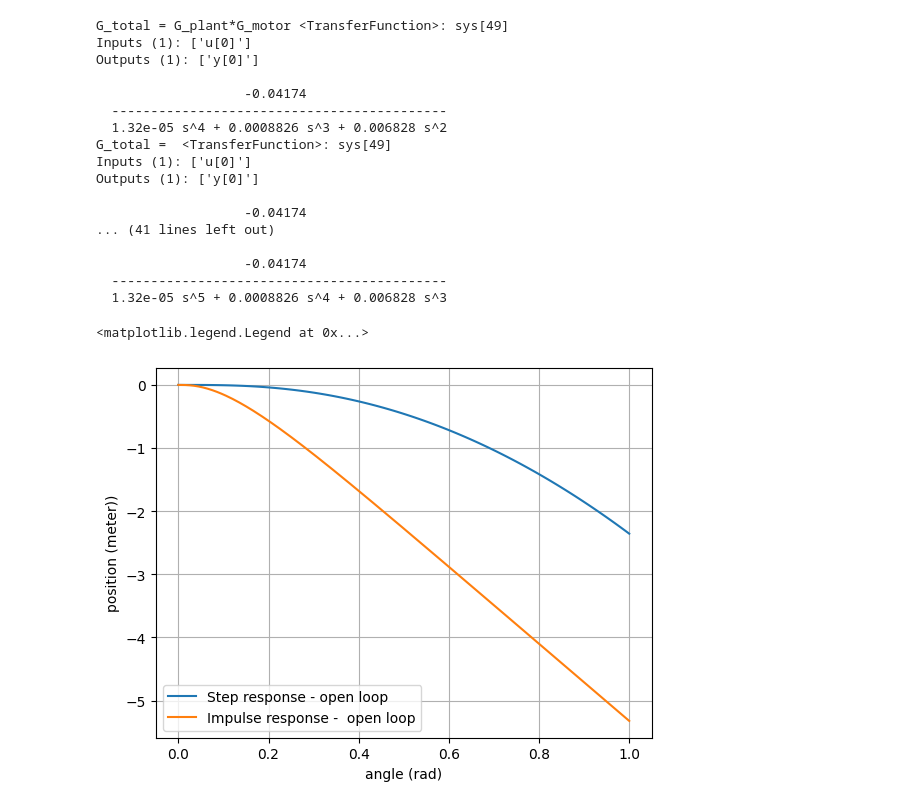
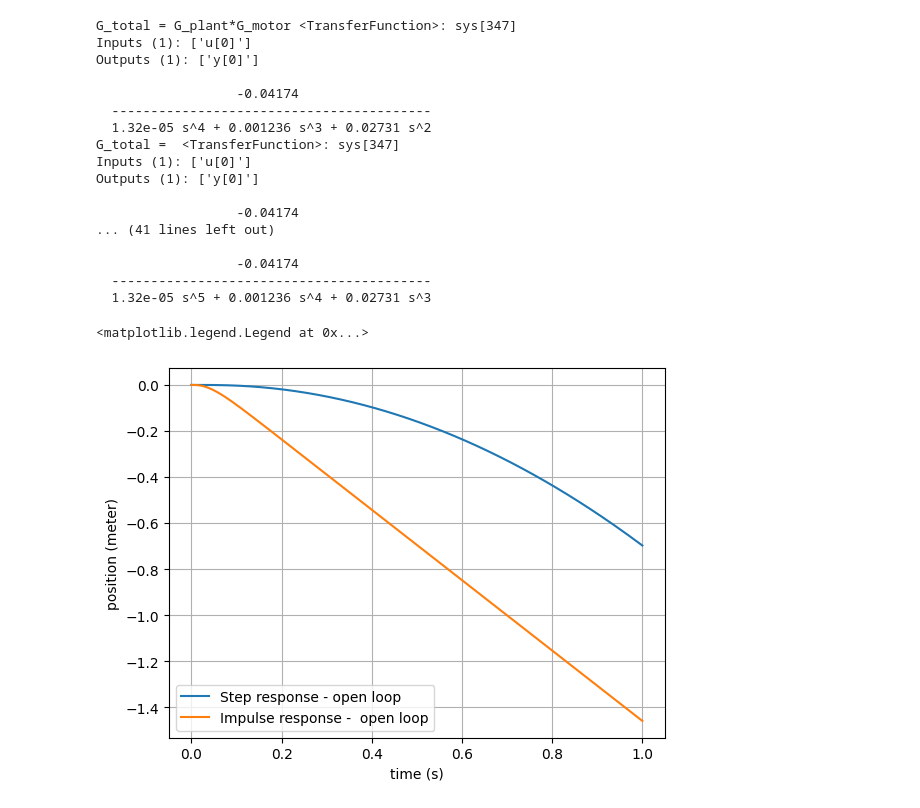
Before and after one commit to TijnAltenaAO/python-modeling, a Jupyter notebook: controlsystemsmodeling.ipynb, the cells around one changed output. Cells and saved outputs as stored; diff of their text form; code cells hidden in the pictures.

```diff
--- a/controlsystemsmodeling.ipynb
+++ b/controlsystemsmodeling.ipynb
@@ -10,8 +10,8 @@ import matplotlib.pyplot as plt
 g = 9.81
 d = 0.0375
 L = 0.1725
-b = 0.01 # total guess
-m = 0.04 # weight of ball
+b = 0.002 # total guess
+m = 0.05 # weight of ball
 R = 0.02
 
 num = [-5/7*g*(d/L)] # this technically maps to alpha, that is, the angle of the motor, not that of the beam.
@@ -20,9 +20,9 @@ den = [1, (5*b)/(7*m*R), 0]
 G_plant = tf(num, den)
 
 # step response and pulse response:
-step =tf([1],[1,0])
+step = tf([-np.pi/6],[1,0]) # make step an angle of -30 deg. note this is motor angle.
 Y_step = G_plant * step
-pulse =tf([1],[1])
+pulse = tf([1],[1])
 Y_pulse = G_plant * step
 
 # show actual equations
@@ -39,7 +39,7 @@ t2,yc = impulse_response(G_plant,T=1,T_num=200)
 plt.plot(t,y, label='Step response - open loop')
 plt.plot(t2,yc, label='Impulse response -  open loop')
 plt.grid()
-plt.xlabel('angle (rad)')
+plt.xlabel('time (s)') # unsure if should be angle
 plt.ylabel('Position (meter)')
 plt.legend()
 # %% [output]
@@ -132,20 +132,6 @@ import control
 import numpy as np
 from control import *
 import matplotlib.pyplot as plt
-
-# maybe change it to be theta and not alpha, because maybe not really plant.
-# open loop plant (idk if cool?)
-g = 9.81
-d = 0.0375
-L = 0.1725
-b = 0.01 # total guess
-m = 0.04 # weight of ball
-R = 0.02
-
-num = [-5/7*g*(d/L)] # this technically maps to alpha, that is, the angle of the motor, not that of the beam.
-den = [1, (5*b)/(7*m*R), 0]
-
-G_plant = tf(num, den)
 
 
 # open loop plant+motor
@@ -158,44 +144,44 @@ step =tf([1],[1,0])
 Y_step = G_total * step
 pulse =tf([1],[1])
 Y_pulse = G_total * step
 
 print('G_total = ', G_total)
 # show actual equations
 print('input pulse = ', step)
 print('total transfer function = ', G_total)
 print('output Y = ', Y_step)
 print('input pulse = ', pulse)
 print('total transfer function = ', G_total)
 print('output Y = ', Y_pulse)
 
 #open loop response = the system's output behavior without any feedback, measured after a step change in the systems input (= at the controller's output )
 t,y = step_response(G_total,T=1,T_num=200, X0=0)     #X0 can be set as initial condition
 t2,yc = impulse_response(G_total,T=1,T_num=200)
 plt.plot(t,y, label='Step response - open loop')
 plt.plot(t2,yc, label='Impulse response -  open loop')
 plt.grid()
-plt.xlabel('angle (rad)')
-plt.ylabel('position (meter))')
+plt.xlabel('time (s)')
+plt.ylabel('position (meter)')
 plt.legend()
 # %% [output]
-G_total = G_plant*G_motor <TransferFunction>: sys[49]
+G_total = G_plant*G_motor <TransferFunction>: sys[347]
 Inputs (1): ['u[0]']
 Outputs (1): ['y[0]']
 
-                   -0.04174
-  -------------------------------------------
-  1.32e-05 s^4 + 0.0008826 s^3 + 0.006828 s^2
-G_total =  <TransferFunction>: sys[49]
+                  -0.04174
+  -----------------------------------------
+  1.32e-05 s^4 + 0.001236 s^3 + 0.02731 s^2
+G_total =  <TransferFunction>: sys[347]
 Inputs (1): ['u[0]']
 Outputs (1): ['y[0]']
 
-                   -0.04174
+                  -0.04174
 ... (41 lines left out)
 
-                   -0.04174
-  -------------------------------------------
-  1.32e-05 s^5 + 0.0008826 s^4 + 0.006828 s^3
+                  -0.04174
+  -----------------------------------------
+  1.32e-05 s^5 + 0.001236 s^4 + 0.02731 s^3
 <matplotlib.legend.Legend at 0x...>
-[figure, old version]
+[figure, new version]
 # %%
 # add PI controller (now it is closed loop)
```
Also changed, not shown: parts of 3 cells of this notebook.
